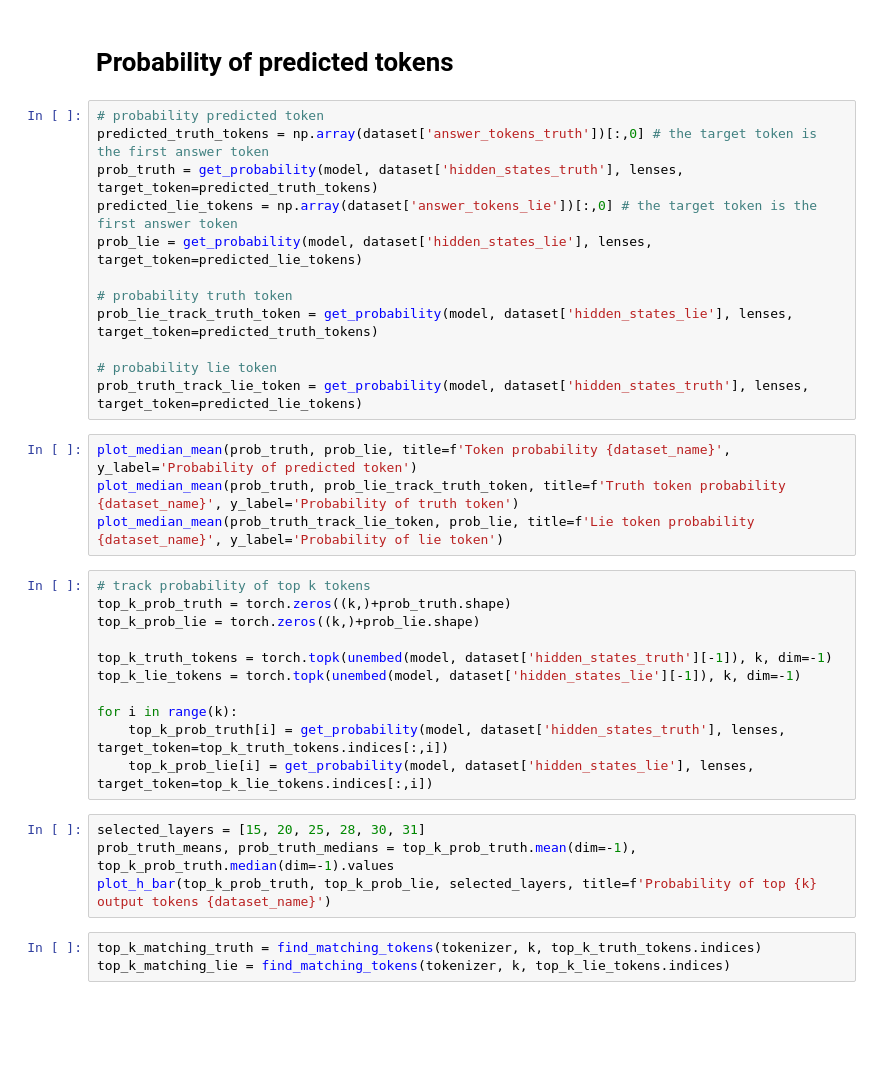
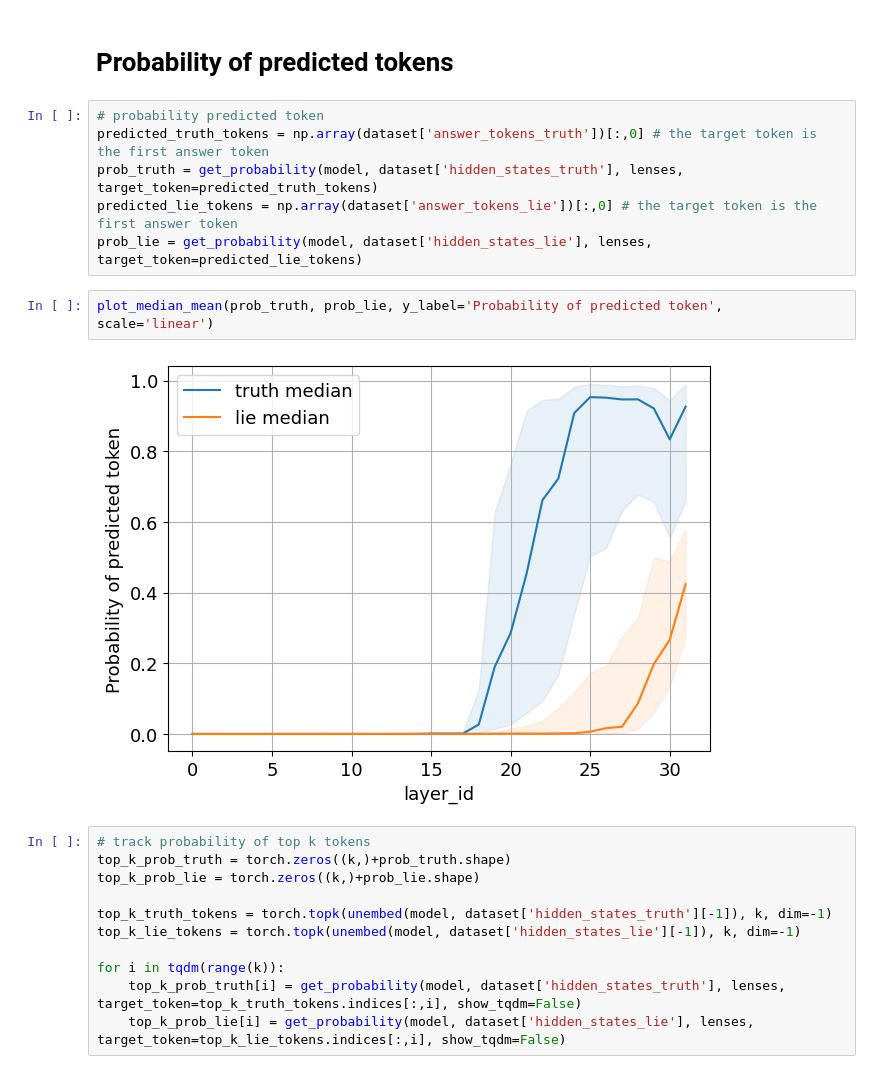
Before and after one commit to annahdo/info_theoretic_study_lying, a Jupyter notebook: demo.ipynb, the cells around one changed output. Drawn from its saved outputs; the diff is of its cells as text; blank space fills up the shorter version.

```diff
--- a/demo.ipynb
+++ b/demo.ipynb
@@ -117,16 +130,10 @@ predicted_truth_tokens = np.array(dataset['answer_tokens_truth'])[:,0] # the tar
 prob_truth = get_probability(model, dataset['hidden_states_truth'], lenses, target_token=predicted_truth_tokens)
 predicted_lie_tokens = np.array(dataset['answer_tokens_lie'])[:,0] # the target token is the first answer token
 prob_lie = get_probability(model, dataset['hidden_states_lie'], lenses, target_token=predicted_lie_tokens)
-
-# probability truth token
-prob_lie_track_truth_token = get_probability(model, dataset['hidden_states_lie'], lenses, target_token=predicted_truth_tokens)
-
-# probability lie token
-prob_truth_track_lie_token = get_probability(model, dataset['hidden_states_truth'], lenses, target_token=predicted_lie_tokens)
-# %%
-plot_median_mean(prob_truth, prob_lie, title=f'Token probability {dataset_name}', y_label='Probability of predicted token')
-plot_median_mean(prob_truth, prob_lie_track_truth_token, title=f'Truth token probability {dataset_name}', y_label='Probability of truth token')
-plot_median_mean(prob_truth_track_lie_token, prob_lie, title=f'Lie token probability {dataset_name}', y_label='Probability of lie token')
+# %%
+plot_median_mean(prob_truth, prob_lie, y_label='Probability of predicted token', scale='linear')
+# %% [output]
+[figure, added]
 # %%
 # track probability of top k tokens
 top_k_prob_truth = torch.zeros((k,)+prob_truth.shape)
@@ -135,13 +142,6 @@ top_k_prob_lie = torch.zeros((k,)+prob_lie.shape)
 top_k_truth_tokens = torch.topk(unembed(model, dataset['hidden_states_truth'][-1]), k, dim=-1)
 top_k_lie_tokens = torch.topk(unembed(model, dataset['hidden_states_lie'][-1]), k, dim=-1)
 
-for i in range(k):
-    top_k_prob_truth[i] = get_probability(model, dataset['hidden_states_truth'], lenses, target_token=top_k_truth_tokens.indices[:,i])
-    top_k_prob_lie[i] = get_probability(model, dataset['hidden_states_lie'], lenses, target_token=top_k_lie_tokens.indices[:,i])
+for i in tqdm(range(k)):
+    top_k_prob_truth[i] = get_probability(model, dataset['hidden_states_truth'], lenses, target_token=top_k_truth_tokens.indices[:,i], show_tqdm=False)
+    top_k_prob_lie[i] = get_probability(model, dataset['hidden_states_lie'], lenses, target_token=top_k_lie_tokens.indices[:,i], show_tqdm=False)
-# %%
-selected_layers = [15, 20, 25, 28, 30, 31]
-prob_truth_means, prob_truth_medians = top_k_prob_truth.mean(dim=-1), top_k_prob_truth.median(dim=-1).values
-plot_h_bar(top_k_prob_truth, top_k_prob_lie, selected_layers, title=f'Probability of top {k} output tokens {dataset_name}')
-# %%
-top_k_matching_truth = find_matching_tokens(tokenizer, k, top_k_truth_tokens.indices)
-top_k_matching_lie = find_matching_tokens(tokenizer, k, top_k_lie_tokens.indices)
```
Also changed, not shown: parts of 20 cells of this notebook, 4 other files.
